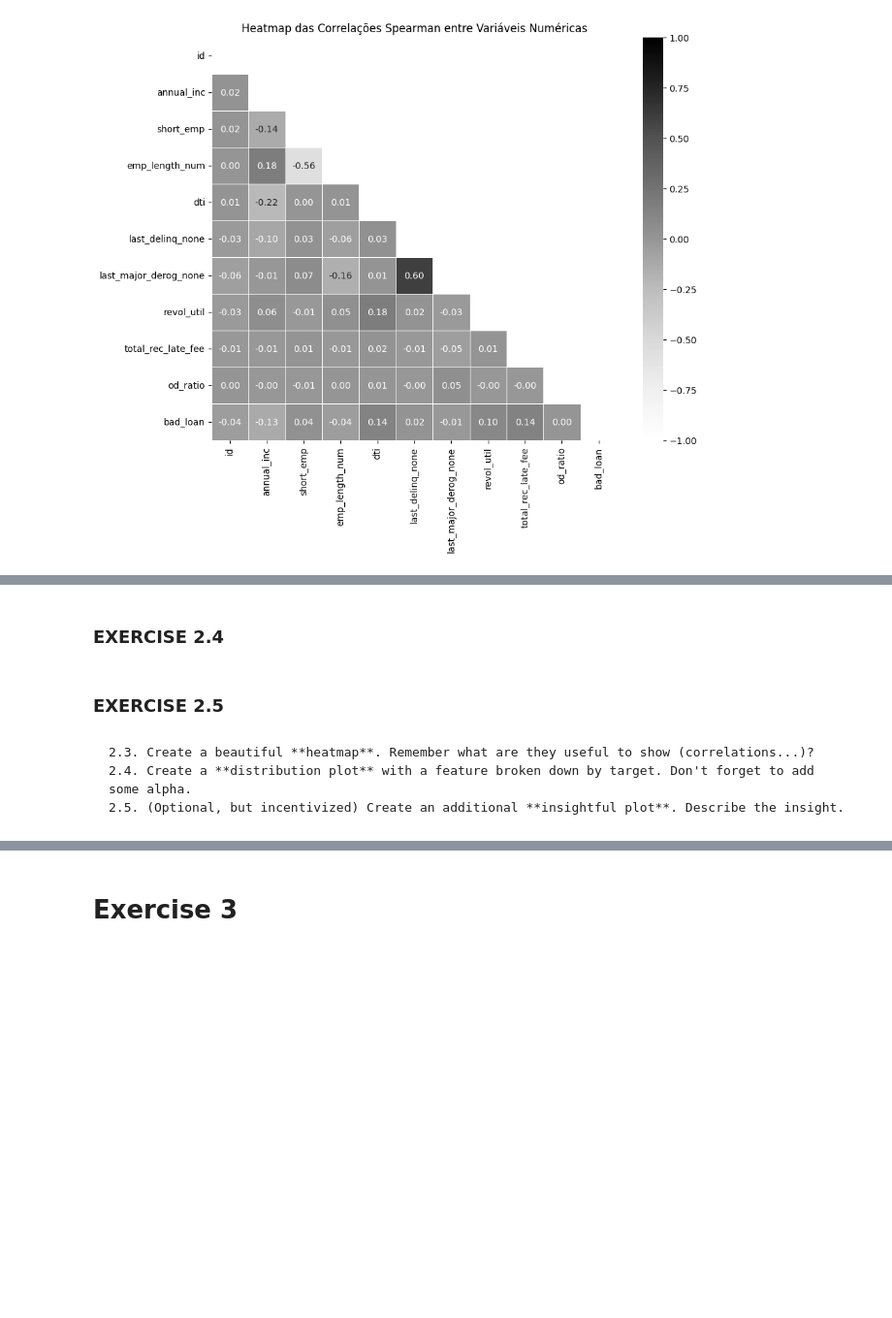
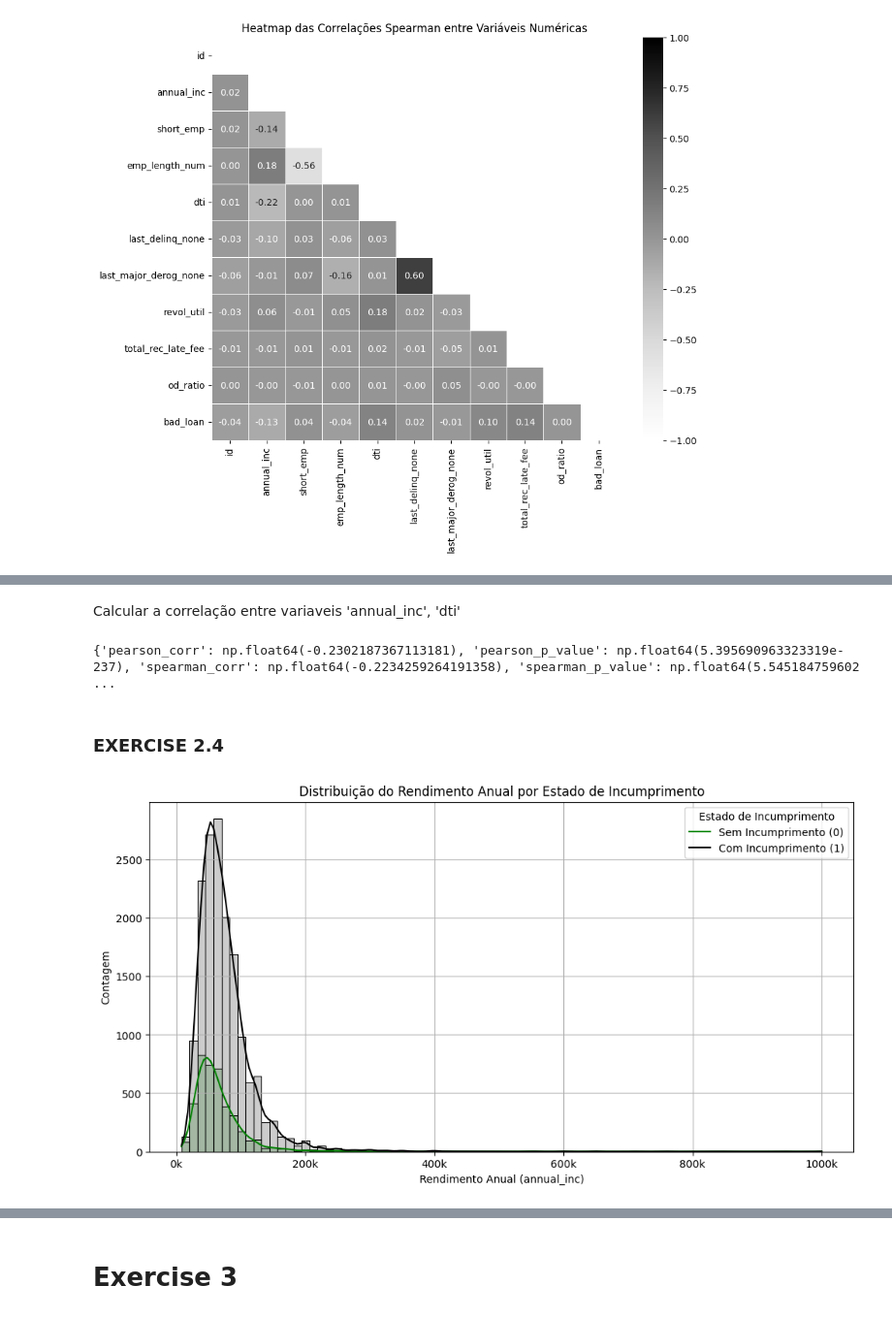
Before and after one commit to pereiranuno/loan-project, a Jupyter notebook: eda-finalproject.ipynb, the cells around one changed output, grey strips where cells are left out. Shown at 97% size. Saved outputs shown, nothing was run; the diff lists cells and outputs as text; code cells hidden in the pictures; blank space fills up the shorter version.

Commit message:
2.4-2.5 exercises

```diff
--- a/eda-finalproject.ipynb
+++ b/eda-finalproject.ipynb
@@ -282,8 +329,29 @@ Não esquece de testar o pvalue das correlações, pearson e spearman
+# %% [markdown]
+Calcular a correlação entre variaveis 'annual_inc', 'dti'
+# %%
+result_corr = calc_correlation(data, 'annual_inc', 'dti')
+print(result_corr)
+# %% [output]
+{'pearson_corr': np.float64(-0.2302187367113181), 'pearson_p_value': np.float64(5.395690963323319e-237), 'spearman_corr': np.float64(-0.2234259264191358), 'spearman_p_value': np.float64(5.545184759602 ...
 # %% [markdown]
 ### EXERCISE 2.4
-# %% [markdown]
-### EXERCISE 2.5
-# %% [markdown]
-    2.3. Create a beautiful **heatmap**. Remember what are they useful to show (correlations...)?
-    2.4. Create a **distribution plot** with a feature broken down by target. Don't forget to add some alpha.
-    2.5. (Optional, but incentivized) Create an additional **insightful plot**. Describe the insight.
+# %%
+import matplotlib.ticker as ticker
+
+# Criar um histograma da variável "annual_inc" segmentado por "bad_loan"
+plt.figure(figsize=(12, 6))
+sns.histplot(data, x="annual_inc", hue="bad_loan", bins=80, kde=True, alpha=0.2,palette={0: "black", 1: "green"})
+
+# Personalizar o gráfico
+plt.xlabel("Rendimento Anual (annual_inc)")
+plt.ylabel("Contagem")
+plt.title("Distribuição do Rendimento Anual por Estado de Incumprimento")
+plt.legend(title="Estado de Incumprimento", labels=["Sem Incumprimento (0)", "Com Incumprimento (1)"])
+plt.grid(True)
+
+plt.gca().xaxis.set_major_formatter(ticker.FuncFormatter(lambda x, _: f'{x/1000:.0f}k'))
+
+# Mostrar o gráfico
+plt.show()
+# %% [output]
+[figure, added]
```
Also changed, not shown: parts of 10 cells of this notebook.
